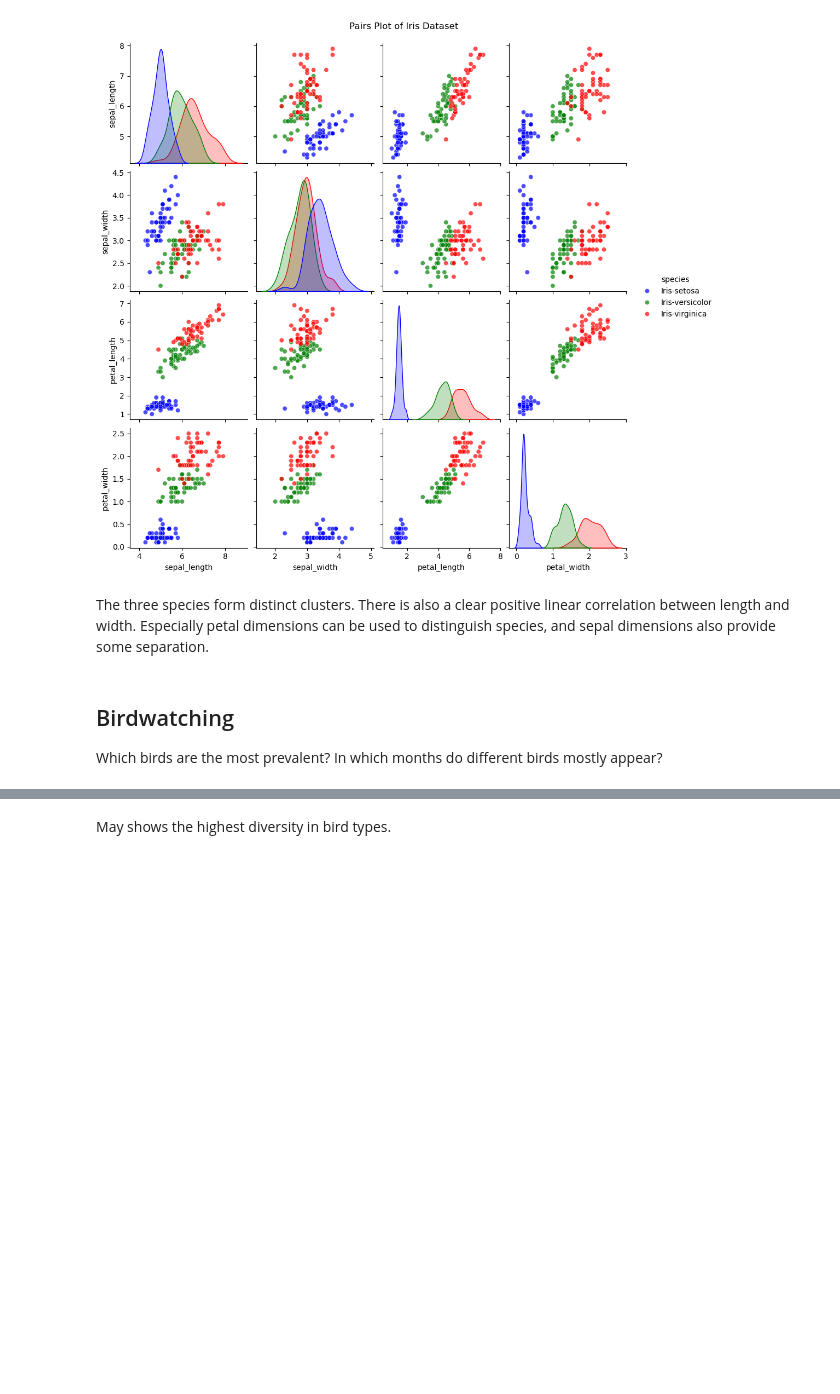
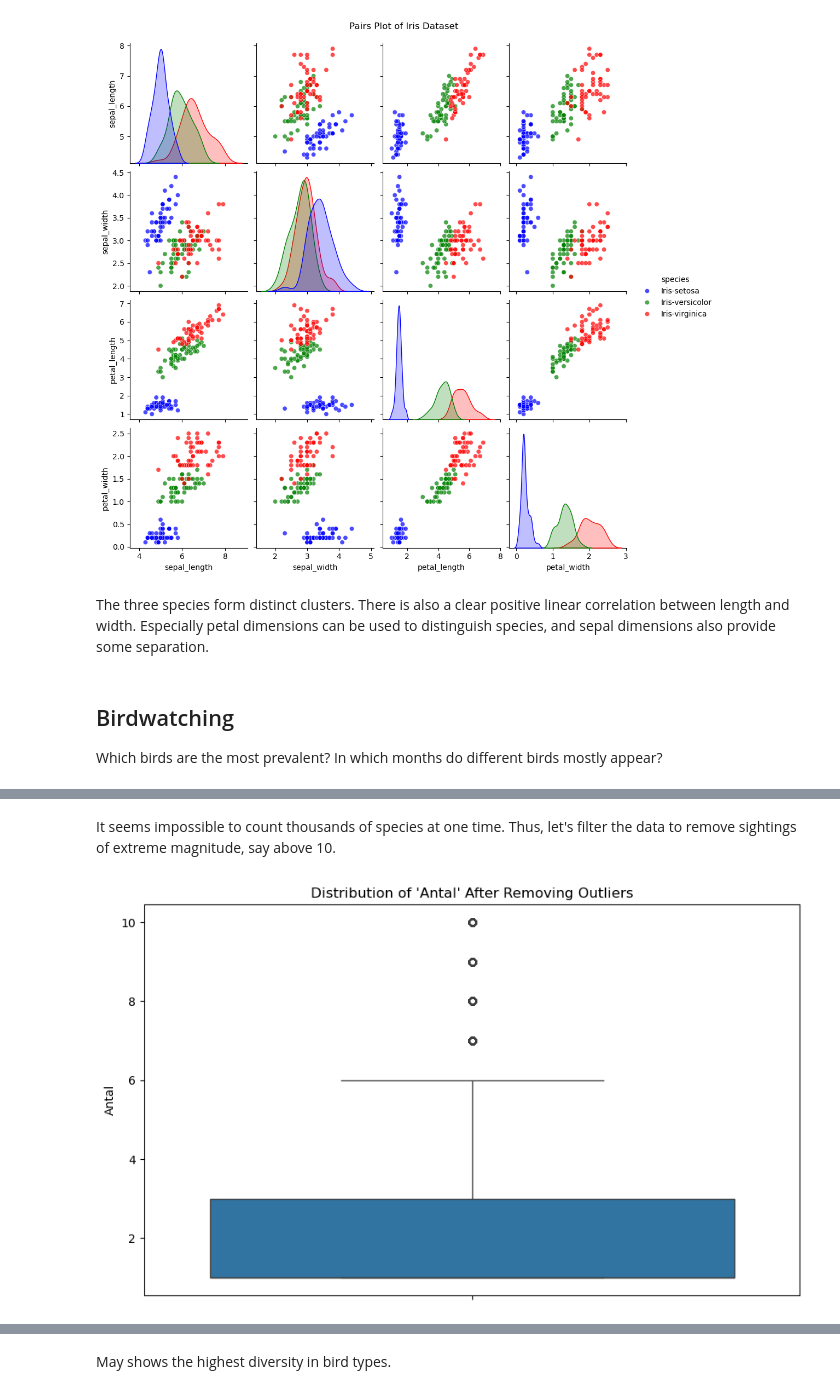
Before and after one commit to acercorp/su-mt4007, a Jupyter notebook: HW3/HW3.ipynb, the cells around one changed output, grey strips where cells are left out. Saved outputs shown, nothing was run; the diff lists cells and outputs as text; code cells hidden in the pictures; blank space fills up the shorter version.

```diff
--- a/HW3/HW3.ipynb
+++ b/HW3/HW3.ipynb
@@ -94,0 +114,14 @@ art_data.head()
+# %% [markdown]
+It seems impossible to count thousands of species at one time. Thus, let's filter the data to remove sightings of extreme magnitude, say above 10.
+# %%
+# Remove outliers
+threshold = 10
+art_data = art_data_original[art_data_original['Antal'] <= threshold]
+
+# Recheck the distribution
+plt.figure(figsize=(10, 6))
+sns.boxplot(art_data['Antal'])
+plt.title("Distribution of 'Antal' After Removing Outliers")
+plt.show()
+# %% [output]
+[figure, added]
```
Also changed, not shown: parts of 36 cells of this notebook.
